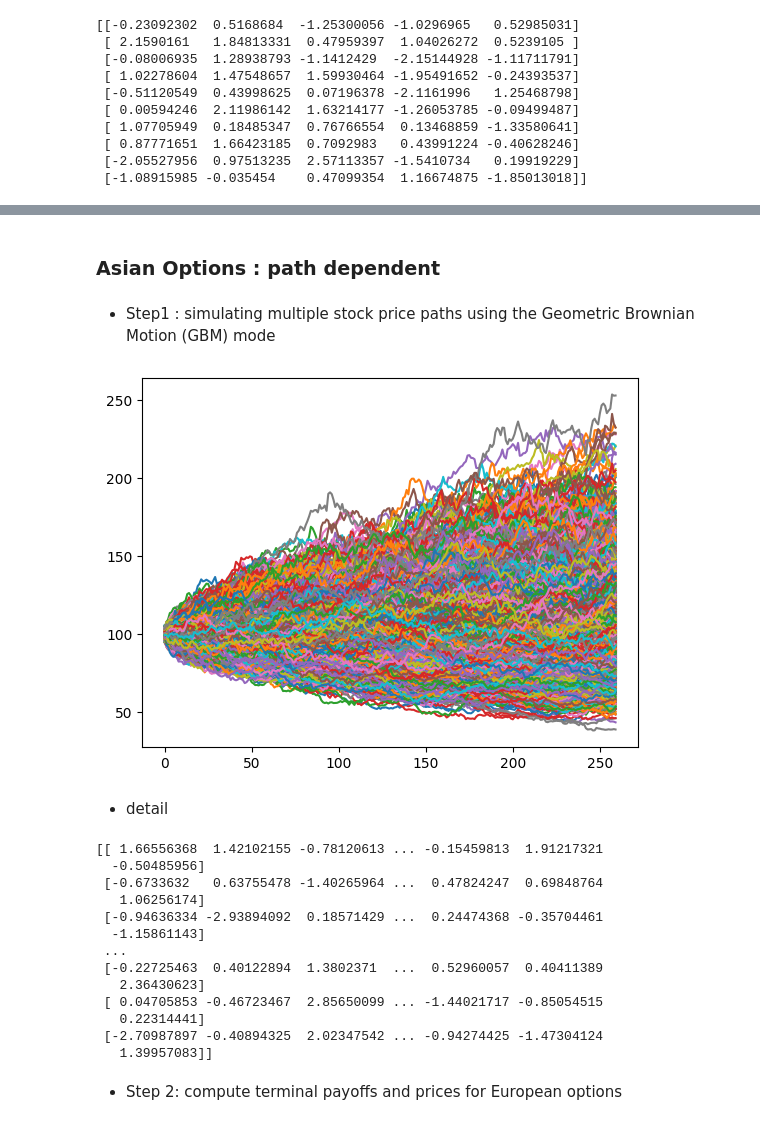
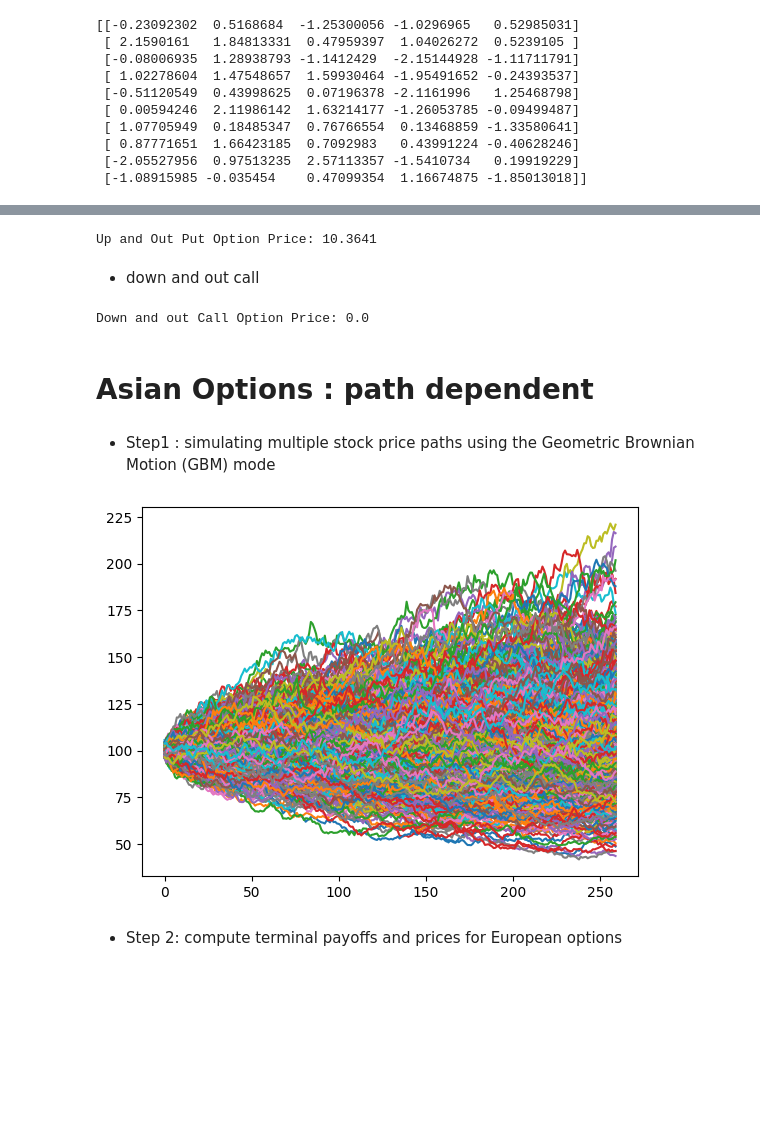
Before and after one commit to adenmao1202/skl_courses, a Jupyter notebook: derivatives/lecture12.ipynb, the cells around one changed output, grey strips where cells are left out. Saved outputs shown, nothing was run; the diff lists cells and outputs as text; code cells hidden in the pictures; blank space fills up the shorter version.

```diff
--- a/derivatives/lecture12.ipynb
+++ b/derivatives/lecture12.ipynb
@@ -29,46 +235,59 @@ print(e)
+# %%
+H = 110
+K = 120
+
+barrier_out = np.any(S_t > H, axis=1)
+
+# terminal price & hit barrier
+payoff = np.maximum( K - S_t[:, -1], 0) * ~barrier_out
+
+# Calculate the option price
+call_price = np.mean(np.exp(-r * T) * payoff)
+
+print("Up and Out Put Option Price:", round(call_price, 4))
+# %% [output]
+Up and Out Put Option Price: 10.3641
+# %% [markdown]
+- down and out call
+# %%
+H = 110
+K = 120
+
+barrier = np.any(S_t < H, axis=1)
+
+# terminal price & hit barrier
+payoff = np.maximum( K -S_t[:, -1]  , 0) * ~barrier
+
+# Calculate the option price
+call_price = np.mean(np.exp(-r * T) * payoff)
+
+print("Down and out Call Option Price:", round(call_price, 4))
+# %% [output]
+Down and out Call Option Price: 0.0
 # %% [markdown]
-### Asian Options : path dependent
+# Asian Options : path dependent
 # %% [markdown]
 - Step1 : simulating multiple stock price paths using the Geometric Brownian Motion (GBM) mode
 # %%
 import matplotlib.pyplot as plt
 import numpy as np
 
 np.random.seed(5)
-nsim = 5000              # Number of simulations
+nsim = 1000              # Number of simulations
 nstep = 260              # Trading days in a year
 T = 1                    # Time horizon
 dt = T/nstep            # One Time step
 r = 0.05                # Risk-free rate
 sigma = 0.25            # Volatility
 S_0 = 100               # Initial stock price
 
 # Generate random paths
 e = np.random.normal(loc=0.0, scale=1.0, size=(nsim,nstep))
 S_t = S_0*np.exp((r - sigma ** 2 / 2) * dt + sigma * np.sqrt(dt) * e).cumprod(axis=1)  # GBM process
 plt.plot(S_t.T)
 plt.show()
 # %% [output]
-[figure, old version]
+[figure, new version]
-# %% [markdown]
-- detail
-# %%
-e = np.random.normal(loc=0.0, scale=1.0, size=(nsim,nstep))  # N(0,1, size )
-print(e)
-# %% [output]
-[[ 1.66556368  1.42102155 -0.78120613 ... -0.15459813  1.91217321
-  -0.50485956]
- [-0.6733632   0.63755478 -1.40265964 ...  0.47824247  0.69848764
-   1.06256174]
- [-0.94636334 -2.93894092  0.18571429 ...  0.24474368 -0.35704461
-  -1.15861143]
- ...
- [-0.22725463  0.40122894  1.3802371  ...  0.52960057  0.40411389
-   2.36430623]
- [ 0.04705853 -0.46723467  2.85650099 ... -1.44021717 -0.85054515
-   0.22314441]
- [-2.70987897 -0.40894325  2.02347542 ... -0.94274425 -1.47304124
-   1.39957083]]
 # %% [markdown]
 - Step 2: compute terminal payoffs and prices for European options
 # %%
```
Also changed, not shown: parts of 25 cells of this notebook, 25 other files.
